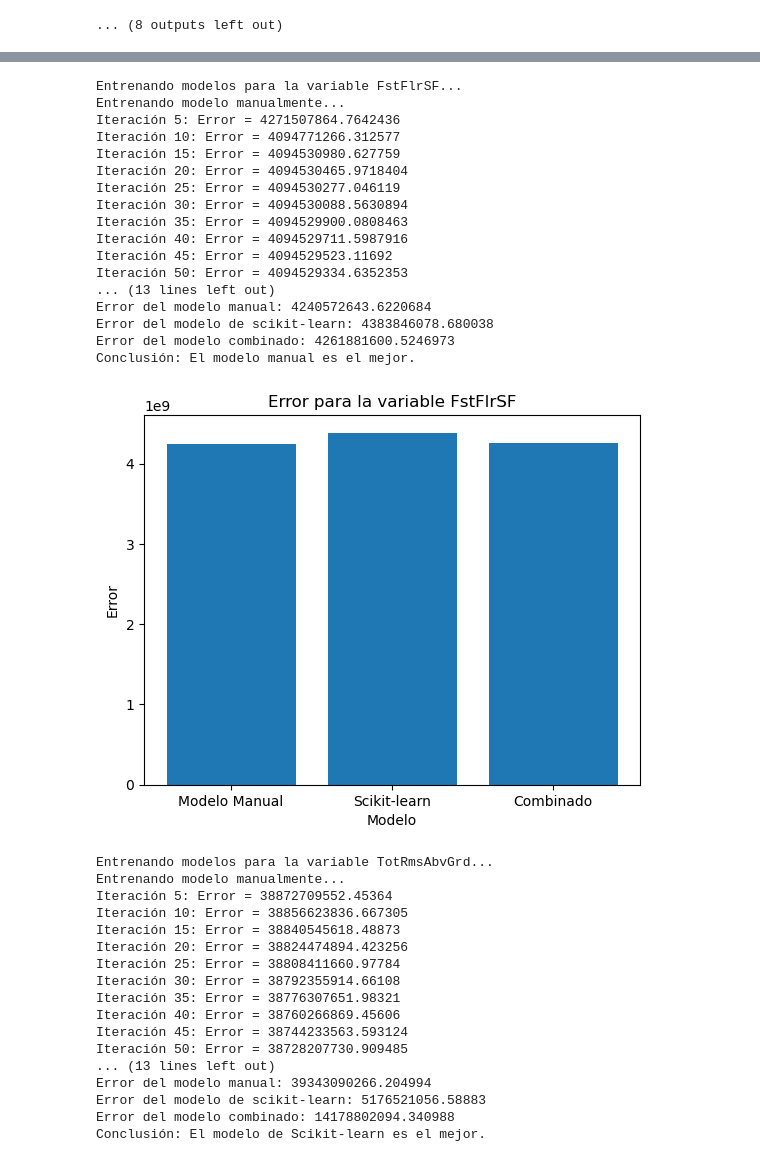
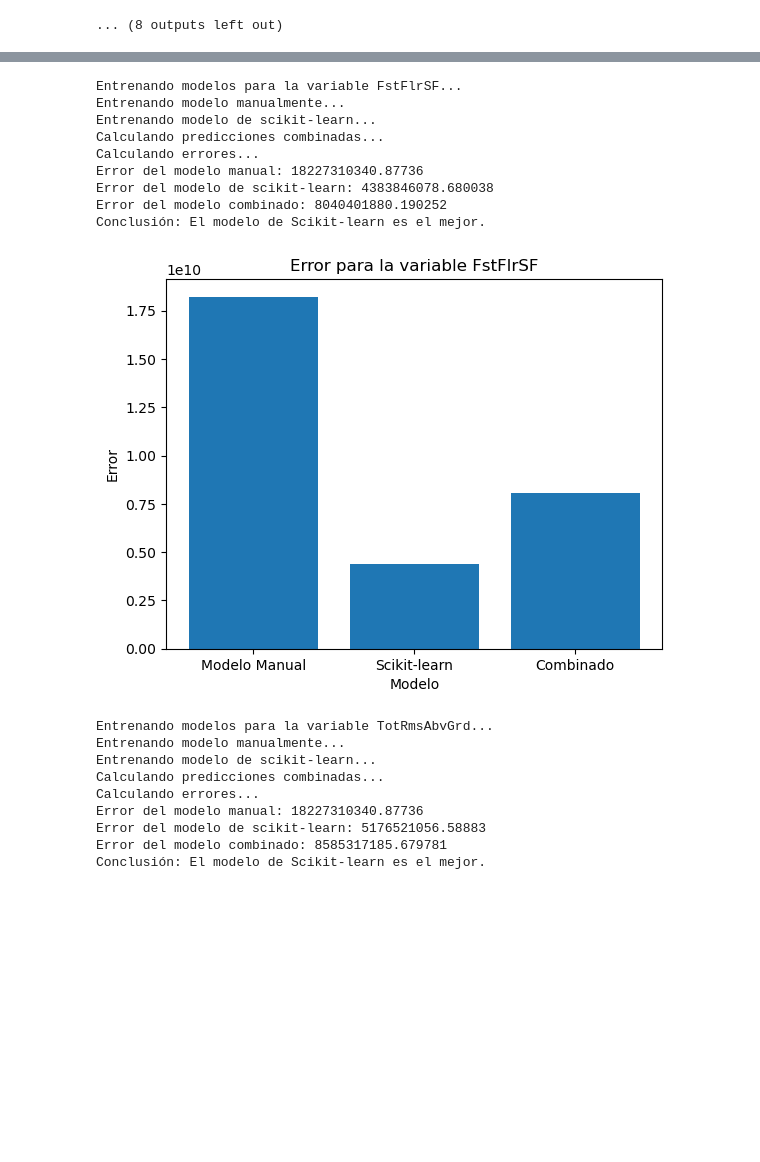
Before and after one commit to dihego2402/ASfifds, a Jupyter notebook: Proyecto.ipynb, the cells around one changed output, grey strips where cells are left out. Cells and saved outputs as stored; diff of their text form; code cells hidden in the pictures; blank space fills up the shorter version.

```diff
--- a/Proyecto.ipynb
+++ b/Proyecto.ipynb
@@ -494,7 +494,6 @@ for current_variable in variables_x:
     y_val = df_val['SalePrice'].values
 
     print("Entrenando modelo manualmente...")
-    models, errors, y_pred_manual = train_manual_model(x_train, y_train, x_val, y_val, epochs=100, print_error_each=5, alpha=0.000001)
 
     print("Entrenando modelo de scikit-learn...")
     y_pred_sklearn = train_sklearn_model(x_train, y_train, x_val)
@@ -539,35 +530,19 @@ Conclusión: El modelo de Scikit-learn es el mejor.
 Entrenando modelos para la variable FstFlrSF...
 Entrenando modelo manualmente...
-Iteración 5: Error = 4271507864.7642436
-Iteración 10: Error = 4094771266.312577
-Iteración 15: Error = 4094530980.627759
-Iteración 20: Error = 4094530465.9718404
-Iteración 25: Error = 4094530277.046119
-Iteración 30: Error = 4094530088.5630894
-Iteración 35: Error = 4094529900.0808463
-Iteración 40: Error = 4094529711.5987916
-Iteración 45: Error = 4094529523.11692
-Iteración 50: Error = 4094529334.6352353
-... (13 lines left out)
-Error del modelo manual: 4240572643.6220684
+Entrenando modelo de scikit-learn...
+Calculando predicciones combinadas...
+Calculando errores...
+Error del modelo manual: 18227310340.87736
 Error del modelo de scikit-learn: 4383846078.680038
-Error del modelo combinado: 4261881600.5246973
-Conclusión: El modelo manual es el mejor.
+Error del modelo combinado: 8040401880.190252
+Conclusión: El modelo de Scikit-learn es el mejor.
-[figure, old version]
+[figure, new version]
 Entrenando modelos para la variable TotRmsAbvGrd...
 Entrenando modelo manualmente...
-Iteración 5: Error = 38872709552.45364
-Iteración 10: Error = 38856623836.667305
-Iteración 15: Error = 38840545618.48873
-Iteración 20: Error = 38824474894.423256
-Iteración 25: Error = 38808411660.97784
-Iteración 30: Error = 38792355914.66108
-Iteración 35: Error = 38776307651.98321
-Iteración 40: Error = 38760266869.45606
-Iteración 45: Error = 38744233563.593124
-Iteración 50: Error = 38728207730.909485
-... (13 lines left out)
-Error del modelo manual: 39343090266.204994
+Entrenando modelo de scikit-learn...
+Calculando predicciones combinadas...
+Calculando errores...
+Error del modelo manual: 18227310340.87736
 Error del modelo de scikit-learn: 5176521056.58883
-Error del modelo combinado: 14178802094.340988
+Error del modelo combinado: 8585317185.679781
 Conclusión: El modelo de Scikit-learn es el mejor.
```
Also changed, not shown: parts of 1 cell of this notebook.
